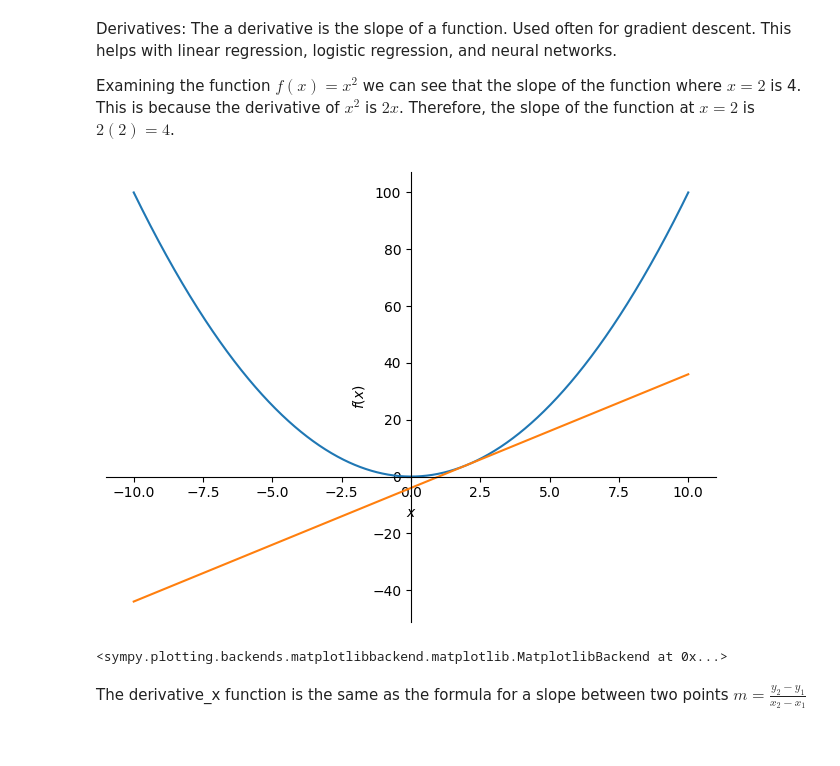
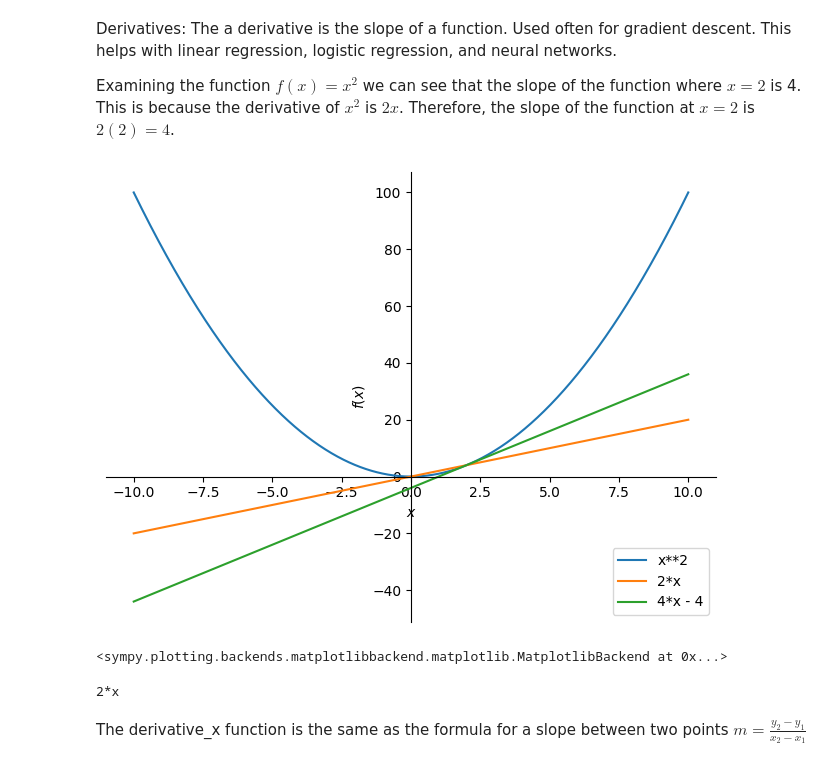
Before and after one commit to jtschet1/data-science-math, a Jupyter notebook: chapter_one.ipynb, the cells around one changed output. Drawn from its saved outputs; the diff is of its cells as text; code cells hidden in the pictures.

```diff
--- a/chapter_one.ipynb
+++ b/chapter_one.ipynb
@@ -263,14 +263,32 @@ Examining the function $f(x) = x^2$ we can see that the slope of the function wh
 # %%
 # we can graph a quadratic equation and the tangent line at x = 2 to show the slope of the tangent line
 from sympy import *
 x = symbols('x')
 f = x**2
 f_prime = f.diff(x)
+# tangent =    [        slope        ] [  shift y ]    [   shift   x        ]
 tangent_line = f_prime.subs(x, 2) * x + f.subs(x, 2) - f_prime.subs(x, 2) * 2
-plot(f, tangent_line, (x, -10, 10))
+# y - y1 = m(x - x1)
+# y = m(x - x1) + y1
+# y =               m*x                 + y1                     - m*x1
+#label the tangent line and the quadratic equation and plot them both
+plot(f, f_prime, tangent_line, (x, -10, 10), legend=True)
 # %% [output]
-[figure, old version]
+[figure, new version]
 <sympy.plotting.backends.matplotlibbackend.matplotlib.MatplotlibBackend at 0x...>
+# %%
+#function y = x^2 and tangent line at x = 2
+x = symbols('x')
+y = x**2
+# plot(y)
+
+#tangent line
+#formula  y - y1 = m(x - x1)
+x1 = 2
+m = diff(y.subs(x1, 2))
+print(m)
+# %% [output]
+2*x
 # %% [markdown]
 The derivative_x function is the same as the formula for a slope between two points $m = \frac{y_2 - y_1}{x_2 - x_1}$
 # %%
```
Also changed, not shown: 1 other file.
